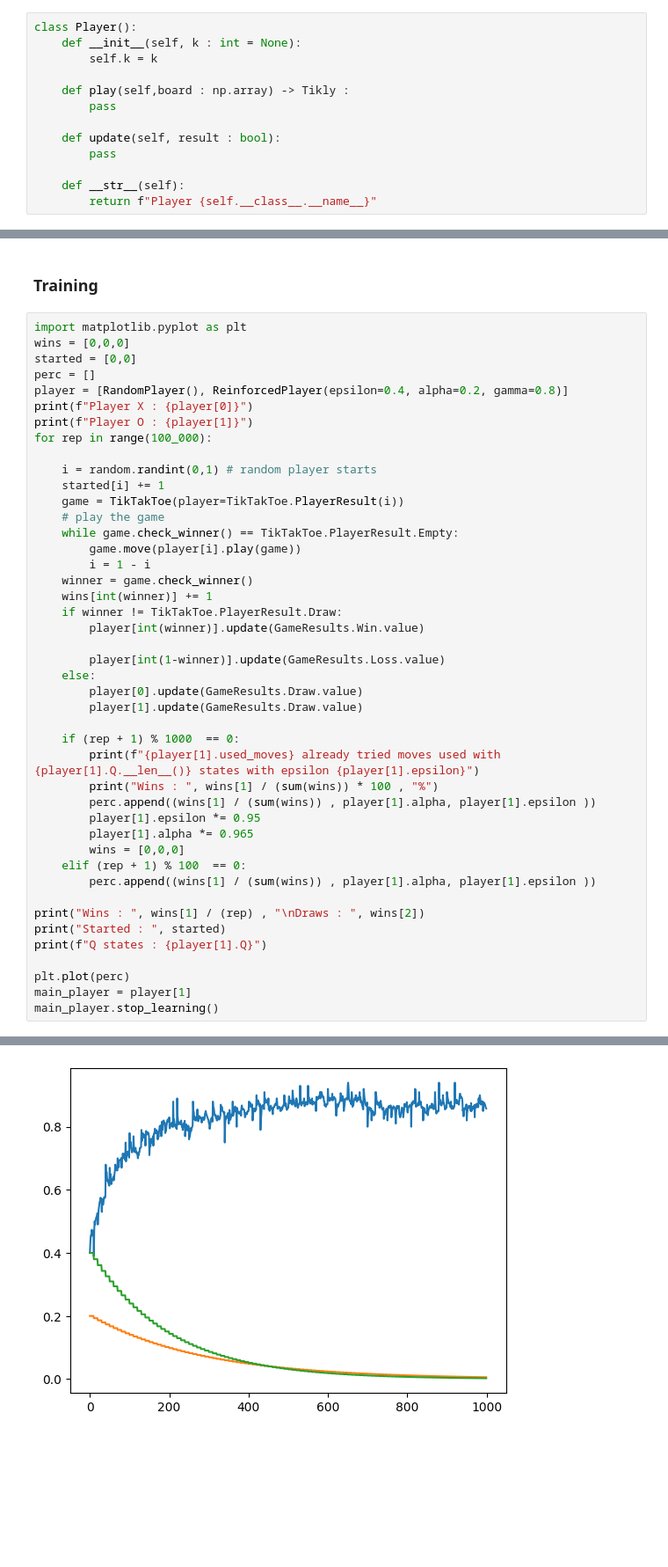
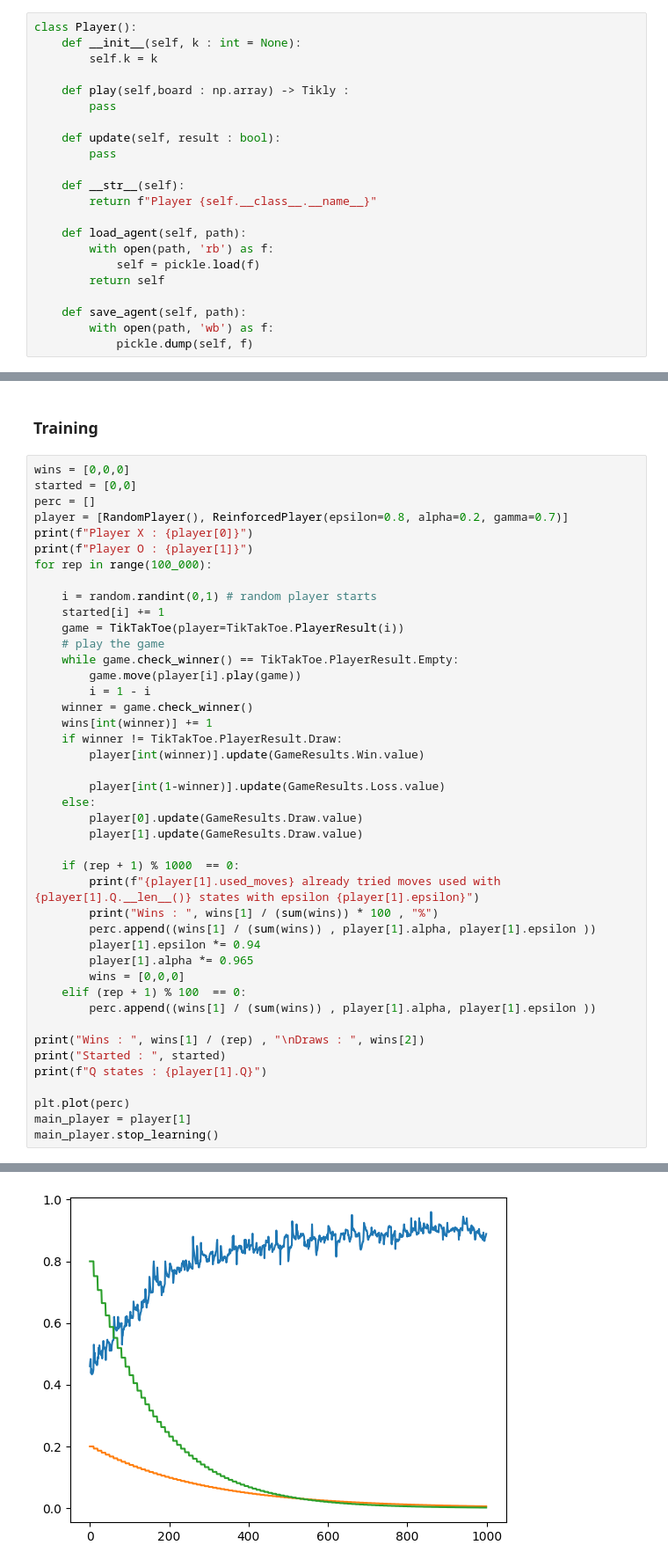
Before and after one commit to AChiabodo/compIntelligence, a Jupyter notebook: labs/lab10/lab10.ipynb, the cells around one changed output, grey strips where cells are left out. Shown at 88% size. Saved outputs shown, nothing was run; the diff lists cells and outputs as text; blank space fills up the shorter version.

Commit message:
update (labs) - added plot and hyperparams to the training

```diff
--- a/labs/lab10/lab10.ipynb
+++ b/labs/lab10/lab10.ipynb
@@ -111,6 +113,15 @@ class Player():
 
     def __str__(self):
         return f"Player {self.__class__.__name__}"
+
+    def load_agent(self, path):
+        with open(path, 'rb') as f:
+            self = pickle.load(f)
+        return self
+
+    def save_agent(self, path):
+        with open(path, 'wb') as f:
+            pickle.dump(self, f)
 # %%
 class RandomPlayer(Player):
     def __init__(self):
@@ -187,11 +199,10 @@ class GameResults(Enum):
 # %% [markdown]
 ### Training
 # %%
-import matplotlib.pyplot as plt
 wins = [0,0,0]
 started = [0,0]
 perc = []
-player = [RandomPlayer(), ReinforcedPlayer(epsilon=0.4, alpha=0.2, gamma=0.8)]
+player = [RandomPlayer(), ReinforcedPlayer(epsilon=0.8, alpha=0.2, gamma=0.7)]
 print(f"Player X : {player[0]}")
 print(f"Player O : {player[1]}")
 for rep in range(100_000):
@@ -217,7 +228,7 @@ for rep in range(100_000):
         print(f"{player[1].used_moves} already tried moves used with {player[1].Q.__len__()} states with epsilon {player[1].epsilon}")
         print("Wins : ", wins[1] / (sum(wins)) * 100 , "%")
         perc.append((wins[1] / (sum(wins)) , player[1].alpha, player[1].epsilon ))
-        player[1].epsilon *= 0.95
+        player[1].epsilon *= 0.94
         player[1].alpha *= 0.965
         wins = [0,0,0]
     elif (rep + 1) % 100  == 0:
@@ -251,4 +262,4 @@ Q states : {(-0.0, -0.0, -0.0, -0.0, -0.0, -0.0, -0.0, -0.0, -0.0): {Tikly(row=0
-[figure, old version]
+[figure, new version]
 # %%
 board = TikTakToe()
 print(board)
```
Also changed, not shown: parts of 6 cells of this notebook.
